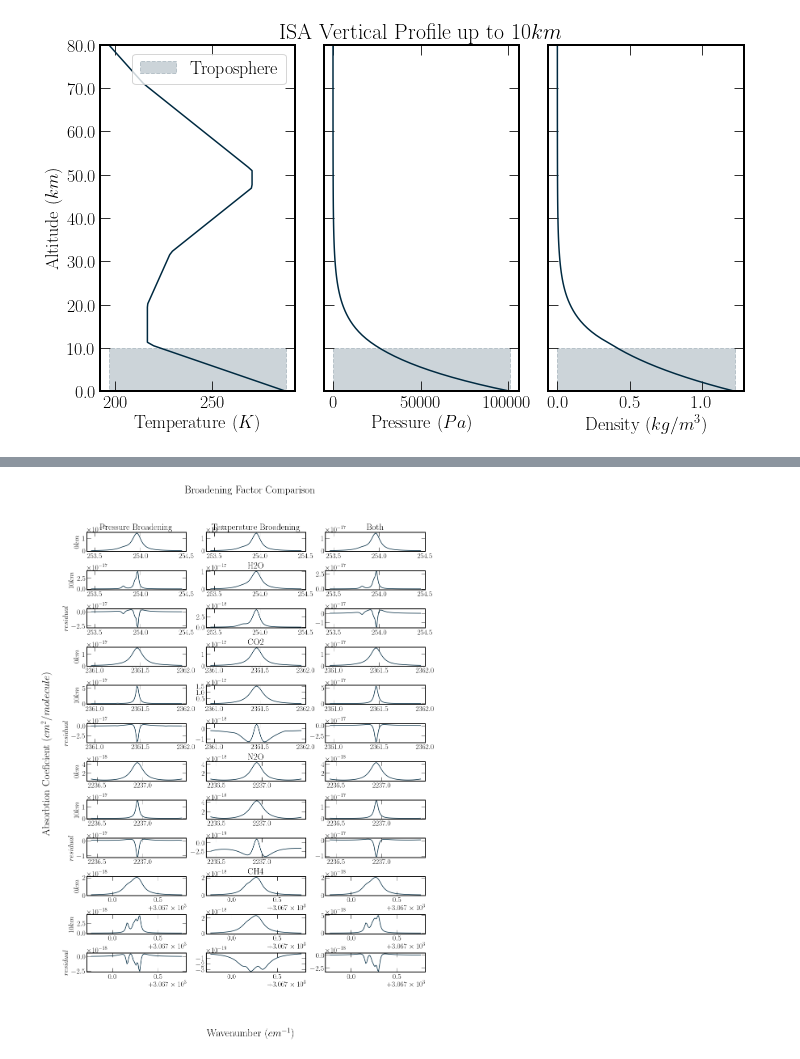
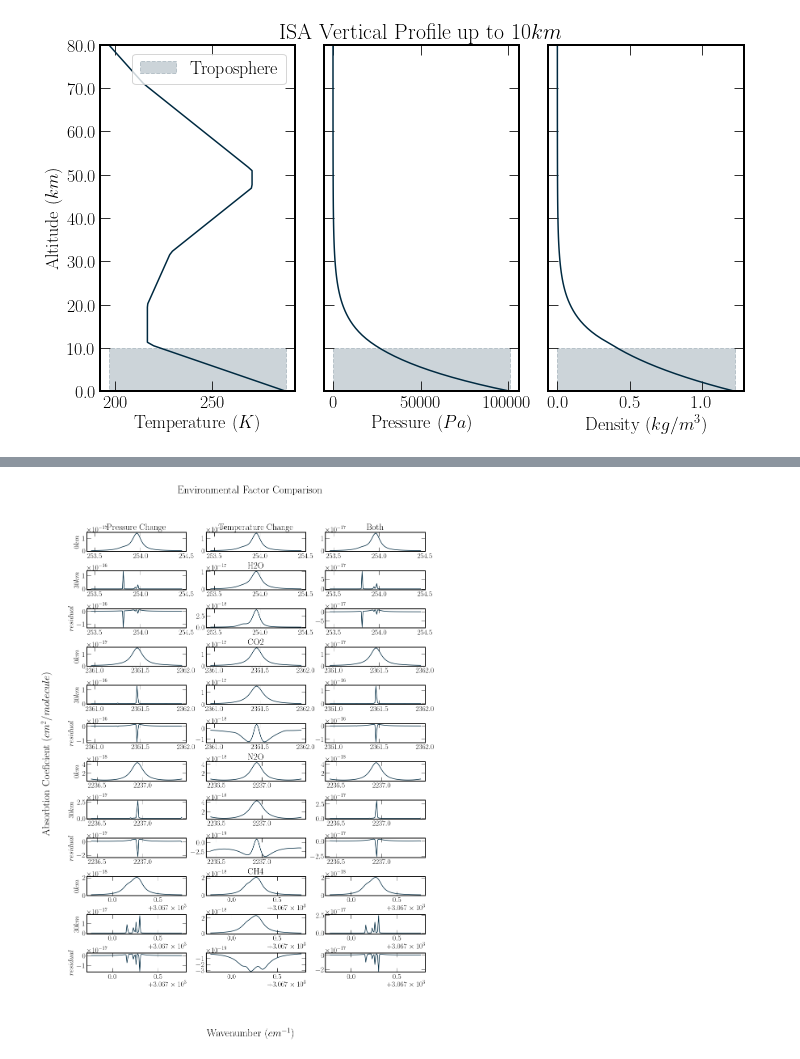
Before and after one commit to seancraven/CDS_book, a Jupyter notebook: Chapter_3/lorentzian_broadening.ipynb, the cells around one changed output, grey strips where cells are left out. Saved outputs shown, nothing was run; the diff lists cells and outputs as text; code cells hidden in the pictures.

```diff
--- a/Chapter_3/lorentzian_broadening.ipynb
+++ b/Chapter_3/lorentzian_broadening.ipynb
@@ -41,0 +25,8 @@ H2O
+# %%
+isotopologue = 1 # only want main isotopologue
+min_wavenumber = 0
+max_wavenumber = 5000 ## spectral flux density(watts m^(-2) m^-1) is negliable beyond this region
+hapi.db_begin('../hapi_db')
+molecule_id_dict = {'H2O': 1, 'CO2': 2, 'CH4': 6, 'N2O': 4}
+for gas, id in molecule_id_dict.items():
+    hapi.fetch(gas,id, isotopologue, min_wavenumber, max_wavenumber)
@@ -107,35 +125,41 @@ for gas in main_ghg:
 # %%
-black = colours.durham.ink
 integral_dict = {}
-titles = ['Pressure Broadening', 'Temperature Broadening', 'Both']
+environment = ['Pressure Change', 'Temperature Change', 'Both']
 height = ['0km', '10km', 'residual']
 fig, ax = plt.subplots(len(main_ghg)*3,3, sharex=False, figsize=(15,20))
 fig.set_tight_layout(False)
-fig.suptitle('Broadening Factor Comparison',y =0.96)
+fig.suptitle('Environmental Factor Comparison',y =0.96)
 fig.supxlabel('Wavenumber $(cm^{-1})$')
 fig.supylabel('Absorbtion Coeficient $(cm^2/molecule)$')
 plt.subplots_adjust(hspace=1)
 plt.ticklabel_format(axis='y',style='sci')
-for j, abs in enumerate([abs_coef_ptrop, abs_coef_ttrop, abs_coef_trop]):
-    for i, (ground, trop) in enumerate(zip(abs_coef_ground, abs)):
+black = colours.durham.ink
+
+for j, abs in enumerate([abs_coef_p_upper, abs_coef_t_upper, abs_coef_upper]):
+    for i, (ground, _upper) in enumerate(zip(abs_coef_ground, abs)):
         nu_g, coef_g = ground
-        nu_t, coef_t = trop
+        nu_t, coef_t = _upper
+        residual = coef_g - coef_t
+        # Calculate integrals and add values to dict
+        for k, intergrand in enumerate([coef_g, coef_t]):
+            integral = simpson(intergrand,nu_g)
+            integral_dict.update({environment[j]+main_ghg[i]+height[k]:integral})
+        #Find largest peak in absorbtion spectra for each gas
         max_pos = np.argmax(coef_g)
         half_size = 50
         max_slice = slice(max_pos-half_size,max_pos+half_size)
-        residual = coef_g - coef_t
-        integral_dict.update({
+        #Plotting
         ax[i*3,j].plot(nu_g[max_slice], coef_g[max_slice], c=black)
         ax[i*3+1,j].plot(nu_t[max_slice],coef_t[max_slice], c=black)
         ax[i*3+2,j].plot(nu_g[max_slice], residual[max_slice], c=black)
         ax[i*3,0].set_ylabel('$0km$')
-        ax[i*3+1,0].set_ylabel('$10km$')
+        ax[i*3+1,0].set_ylabel('$30km$')
         ax[i*3+2,0].set_ylabel('$residual$')
-    ax[0,j].set_title(titles[j])
+    ax[0,j].set_title(environment[j])
     for i, gas in enumerate(main_ghg):
         if i !=0:
             ax[i*3,1].set_title(gas)
         else:
             ax[i*3+1,1].set_title(gas)
 # %% [output]
-[figure, old version]
+[figure, new version]
```
Also changed, not shown: parts of 6 cells of this notebook, 1 other file.
